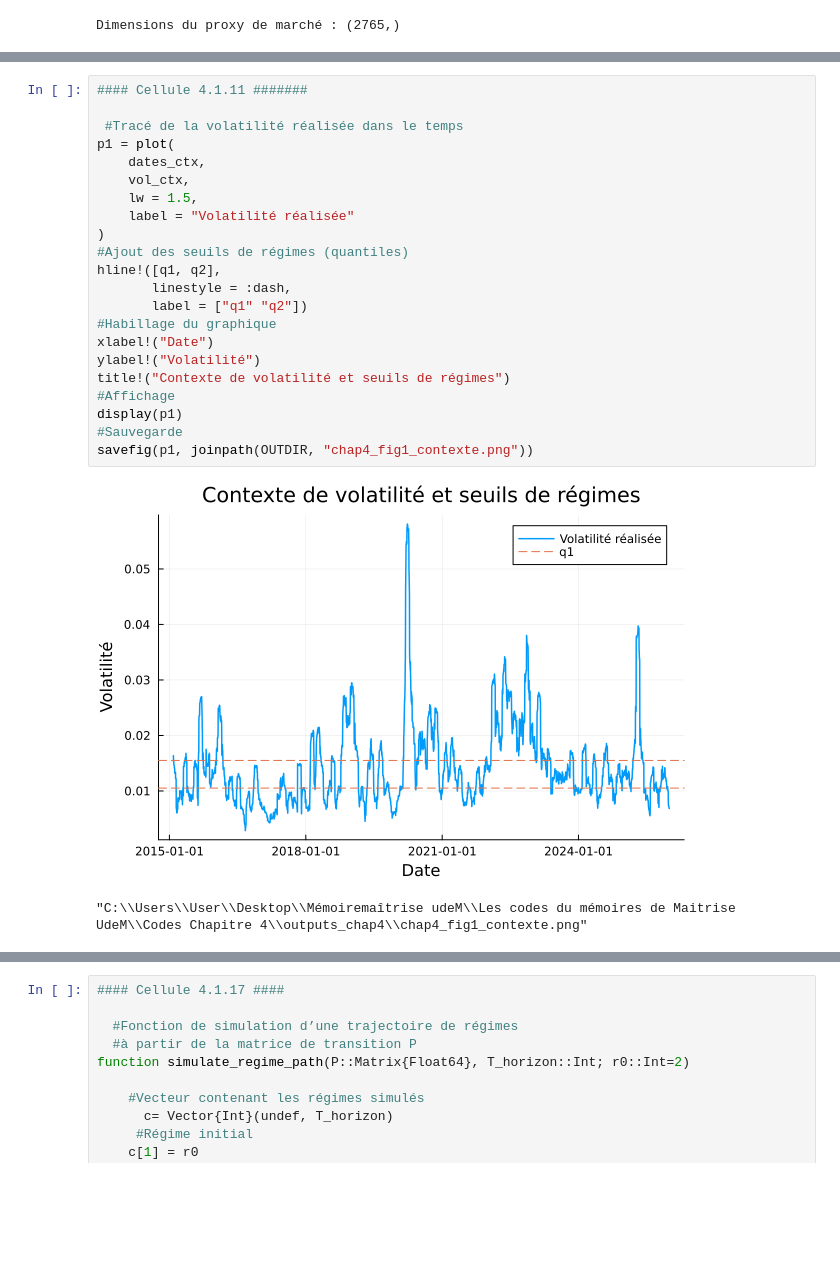
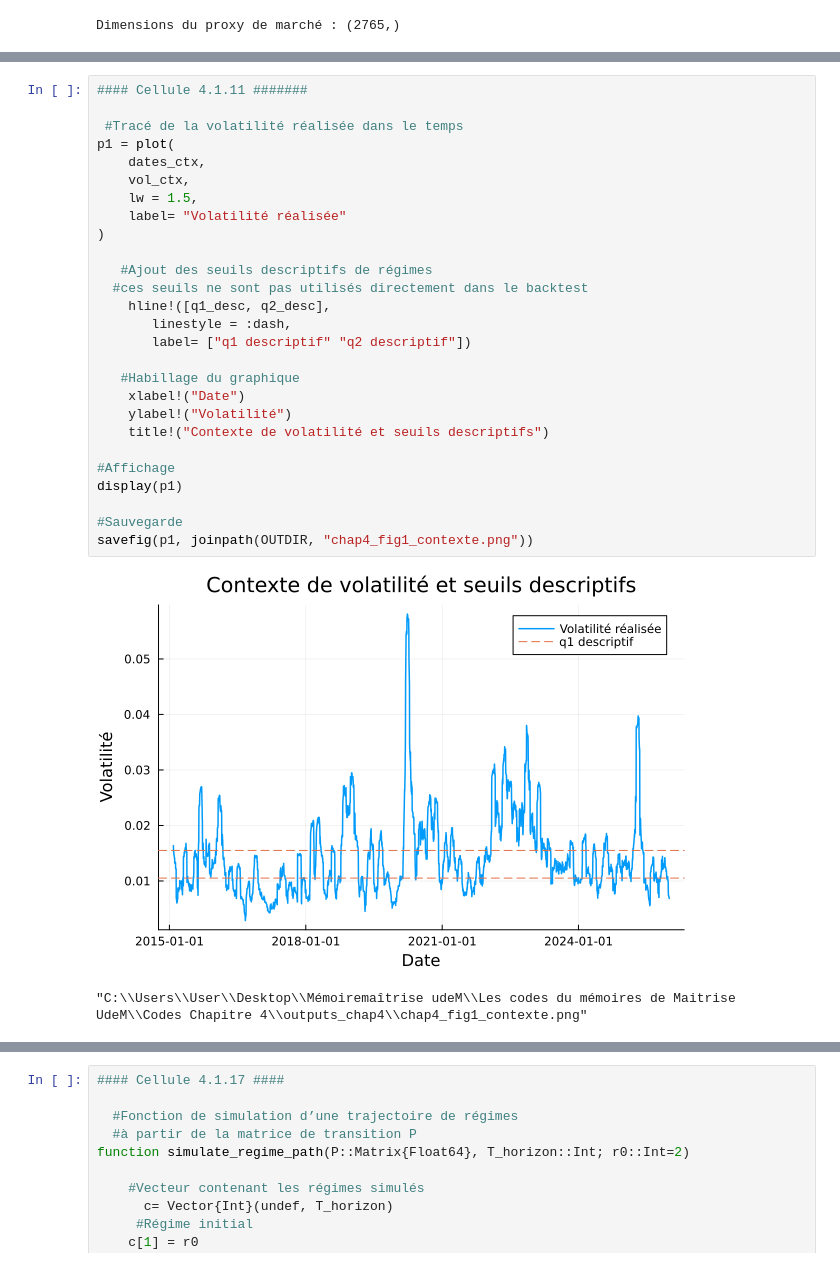
Before and after one commit to JanvierSoninhekpon/msc-thesis-contextual-portfolio, a Jupyter notebook: code_chap4_generation_scenarios.ipynb, the cells around one changed output, grey strips where cells are left out. Saved outputs shown, nothing was run; the diff lists cells and outputs as text; blank space fills up the shorter version.

```diff
--- a/code_chap4_generation_scenarios.ipynb
+++ b/code_chap4_generation_scenarios.ipynb
@@ -260,27 +292,32 @@ Répartition des régimes : Dict(2 => 915, 3 => 915, 1 => 916)
 # %%
 #### Cellule 4.1.11 #######
 
  #Tracé de la volatilité réalisée dans le temps
 p1 = plot(
     dates_ctx,
     vol_ctx,
     lw = 1.5,
-    label = "Volatilité réalisée"
+    label= "Volatilité réalisée"
 )
-#Ajout des seuils de régimes (quantiles)
-hline!([q1, q2],
+
+   #Ajout des seuils descriptifs de régimes
+  #ces seuils ne sont pas utilisés directement dans le backtest
+    hline!([q1_desc, q2_desc],
        linestyle = :dash,
-       label = ["q1" "q2"])
-#Habillage du graphique
-xlabel!("Date")
-ylabel!("Volatilité")
-title!("Contexte de volatilité et seuils de régimes")
+       label= ["q1 descriptif" "q2 descriptif"])
+
+   #Habillage du graphique
+    xlabel!("Date")
+    ylabel!("Volatilité")
+    title!("Contexte de volatilité et seuils descriptifs")
+
 #Affichage
 display(p1)
+
 #Sauvegarde
 savefig(p1, joinpath(OUTDIR, "chap4_fig1_contexte.png"))
 # %% [output]
-[figure, old version]
+[figure, new version]
 "C:\\Users\\User\\Desktop\\Mémoiremaîtrise udeM\\Les codes du mémoires de Maitrise UdeM\\Codes Chapitre 4\\outputs_chap4\\chap4_fig1_contexte.png"
 # %%
 #### Cellule 4.1.12 ####
```
Also changed, not shown: parts of 14 cells of this notebook.
